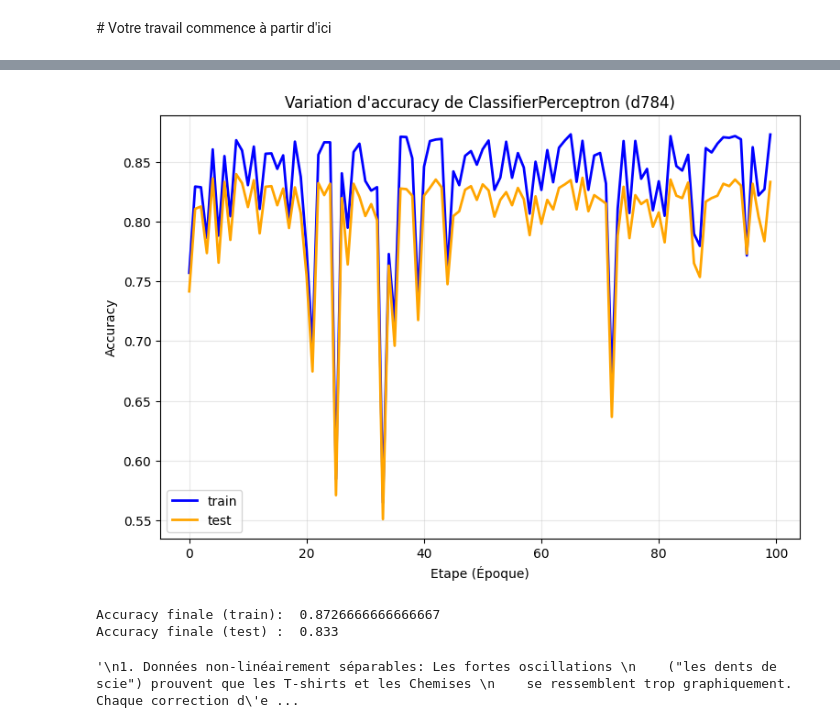
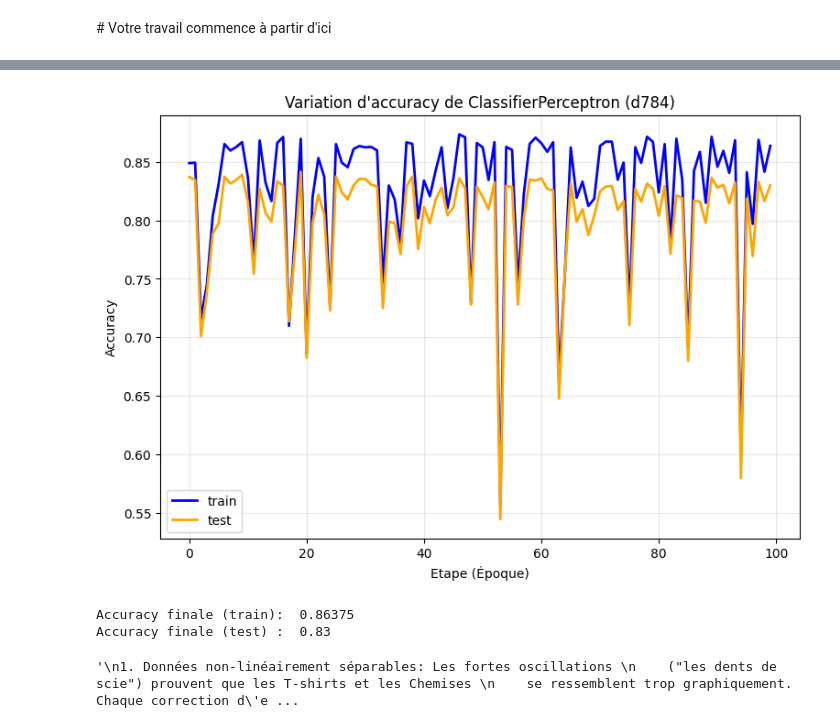
Before and after one commit to Aooooult/fashion-mnist-project, a Jupyter notebook: Projet/projet-GURENKO_NOEL.ipynb, the cells around one changed output, grey strips where cells are left out. Cells and saved outputs as stored; diff of their text form; code cells hidden in the pictures.

```diff
--- a/Projet/projet-GURENKO_NOEL.ipynb
+++ b/Projet/projet-GURENKO_NOEL.ipynb
@@ -346,39 +348,40 @@ learning_rate = 0.01
 
 n_features = X_train_pixels.shape[1]
 perseptron = cl.ClassifierPerceptron(n_features, learning_rate, True, False)
+perseptron._rng = np.random.default_rng(seed=42)
 
 train_acc = []
 test_acc = []
 
 Y_test_raw_bin = np.where(Y_test_raw == 0, -1, 1)
 Y_train_raw_bin = np.where(Y_train_raw == 0, -1, 1)
 
 N = 100
 for i in range(0, N):
     perseptron.train_step(X_train_pixels, Y_train_raw_bin)
 
     acc_tr = perseptron.accuracy(X_train_pixels, Y_train_raw_bin)
     acc_te = perseptron.accuracy(X_test_pixels, Y_test_raw_bin)
 
     train_acc.append(acc_tr)
     test_acc.append(acc_te)
 
 plt.figure(figsize=(9, 6))
 plt.title(f"Variation d'accuracy de {perseptron}")
 courbe_train = plt.plot(train_acc, label='train', color='blue', linewidth=2)
 courbe_test = plt.plot(test_acc, label='test', color='orange', linewidth=2)
 plt.legend(handles=[courbe_train[0], courbe_test[0]])
 plt.ylabel('Accuracy')
 plt.xlabel("Etape (Époque)")
 plt.grid(True, alpha=0.3)
 plt.show()
 
 print("Accuracy finale (train): ", train_acc[-1])
 print("Accuracy finale (test) : ", test_acc[-1])
 # %% [output]
-[figure, old version]
+[figure, new version]
-Accuracy finale (train):  0.8726666666666667
-Accuracy finale (test) :  0.833
+Accuracy finale (train):  0.86375
+Accuracy finale (test) :  0.83
 # %%
 ### Analyse simplifiée de la courbe du Perceptron
 """
```
Also changed, not shown: parts of 20 cells of this notebook, 1 other file.
